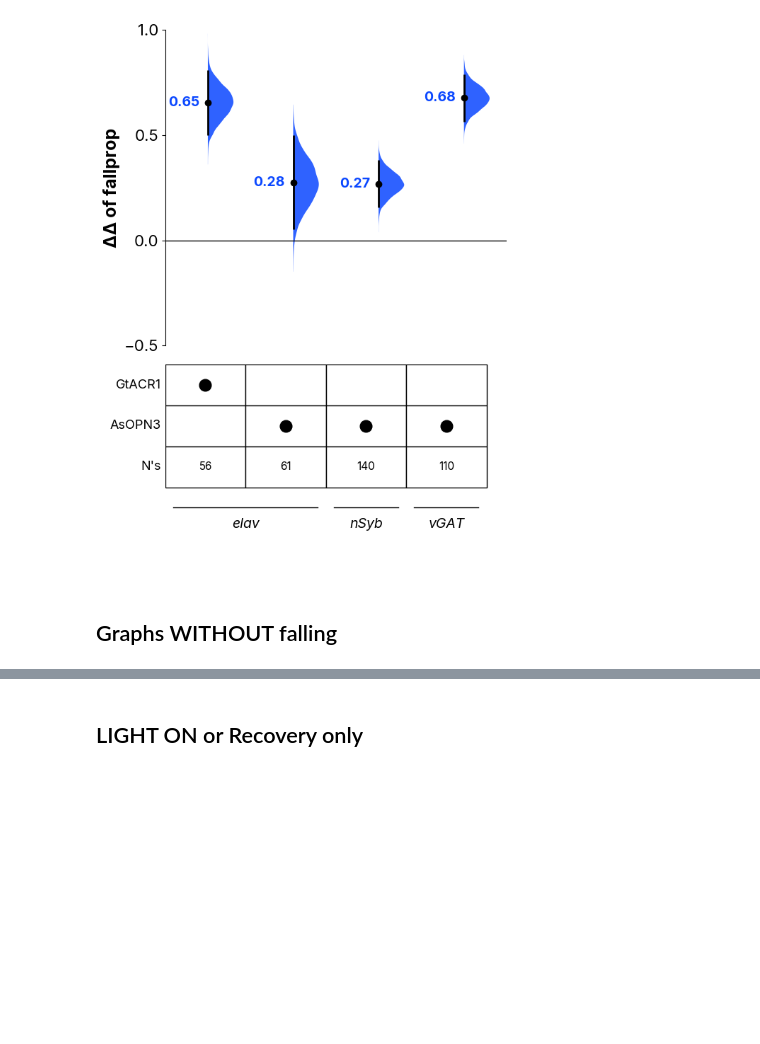
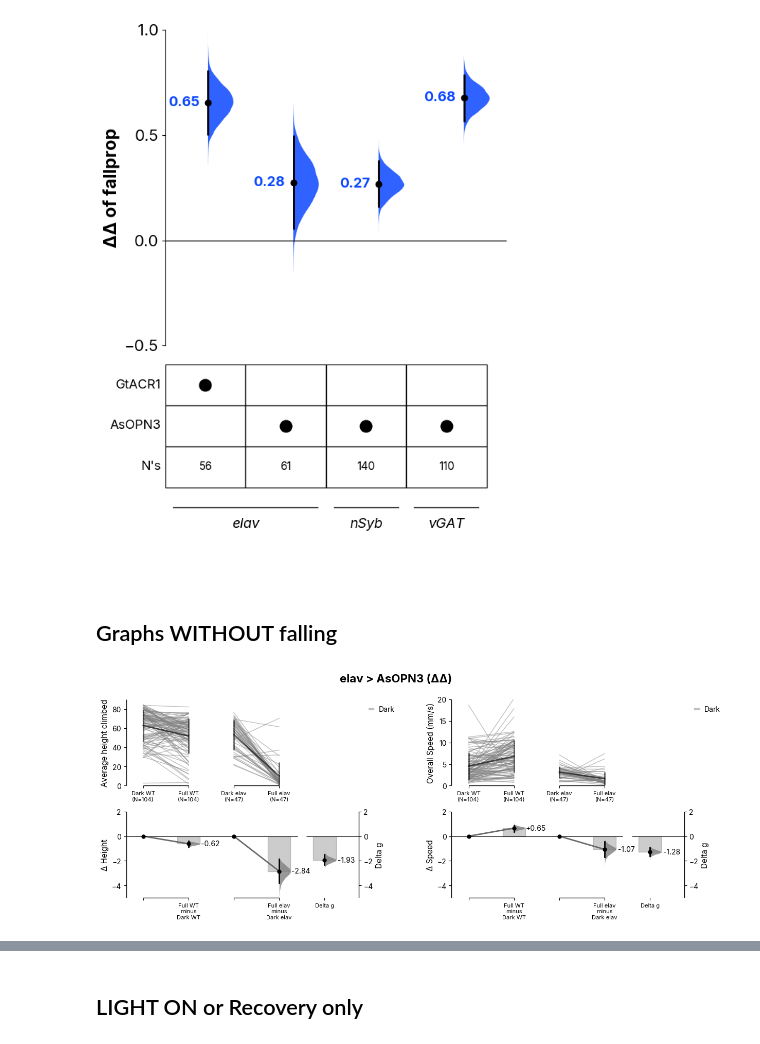
Before and after one commit to lnicole08/deltaG_screen, a Jupyter notebook: Dabest_three_plots_recovery_streamlined2.ipynb, the cells around one changed output, grey strips where cells are left out. Cells and saved outputs as stored; diff of their text form; code cells hidden in the pictures; blank space fills up the shorter version.

```diff
--- a/Dabest_three_plots_recovery_streamlined2.ipynb
+++ b/Dabest_three_plots_recovery_streamlined2.ipynb
@@ -571,3 +605,53 @@ for n in lstnamings:
+# %%
+# Plot delta2 (delta-delta) visualization
+import seaborn as sns
+
+if "eOPN3" in responder:
+    responderrename = responder.replace("eOPN3", "AsOPN3").replace("(iii)M4", " ")
+
+if "[ATR]" in responder:
+    responderrename = responder.replace(" [ATR]", "*").replace("ACR", "GtACR1")
+
+display_name_delta2 = driver + " > " + responderrename + " (ΔΔ)"
+
+fig_delta2, axes_delta2 = plt.subplots(1, 2, figsize=(14, 5), gridspec_kw={'wspace': 0.4})
+
+common_style = {'fontsize_rawxlabel': 8, 'fontsize_rawylabel': 11, 'fontsize_contrastxlabel': 8,
+                'fontsize_contrastylabel': 11, 'fontsize_delta2label': 11, 'contrast_marker_size': 5}
+
+firstcolor = '#808080'
+secondcolor = "#0095DA"  # Blue color for driver
+
+# Height delta2 plot
+height_dabest_delta2.hedges_g.plot(
+    raw_label=f"Average height climbed",
+    contrast_label="Δ Height",
+   raw_ylim=(0, 90),
+    contrast_ylim=(-5, 2),
+    custom_palette=[firstcolor, secondcolor],
+    ax=axes_delta2[0],
+    **common_style
+)
+
+# Velocity delta2 plot
+velocity_dabest_delta2.hedges_g.plot(
+    raw_label=f"Overall Speed (mm/s)",
+    contrast_label="Δ Speed",
+    raw_ylim=(0, 20),
+    contrast_ylim=(-5, 2),
+    custom_palette=[firstcolor, secondcolor],
+    ax=axes_delta2[1],
+    **common_style
+)
+
+# Set title and save
+fig_delta2.suptitle(display_name_delta2, fontsize=16, fontweight='bold')
+mpl.rcParams['svg.fonttype'] = 'none'
+plt.rcParams['font.family'] = 'Inter'
+
+plt.show()
+# %% [output]
+[figure, added]
 # %%
 # Load and preprocess data
 experimental_data = pd.read_csv(expt_file)
```
Also changed, not shown: parts of 3 cells of this notebook, 3 other files.
